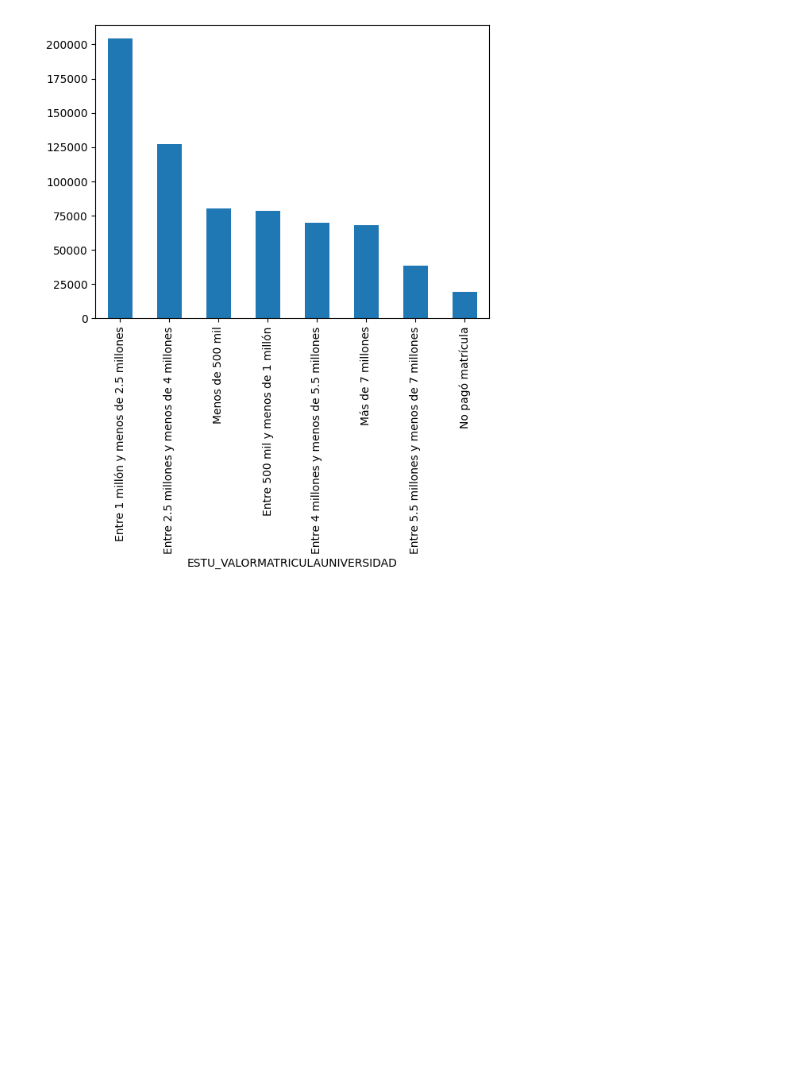
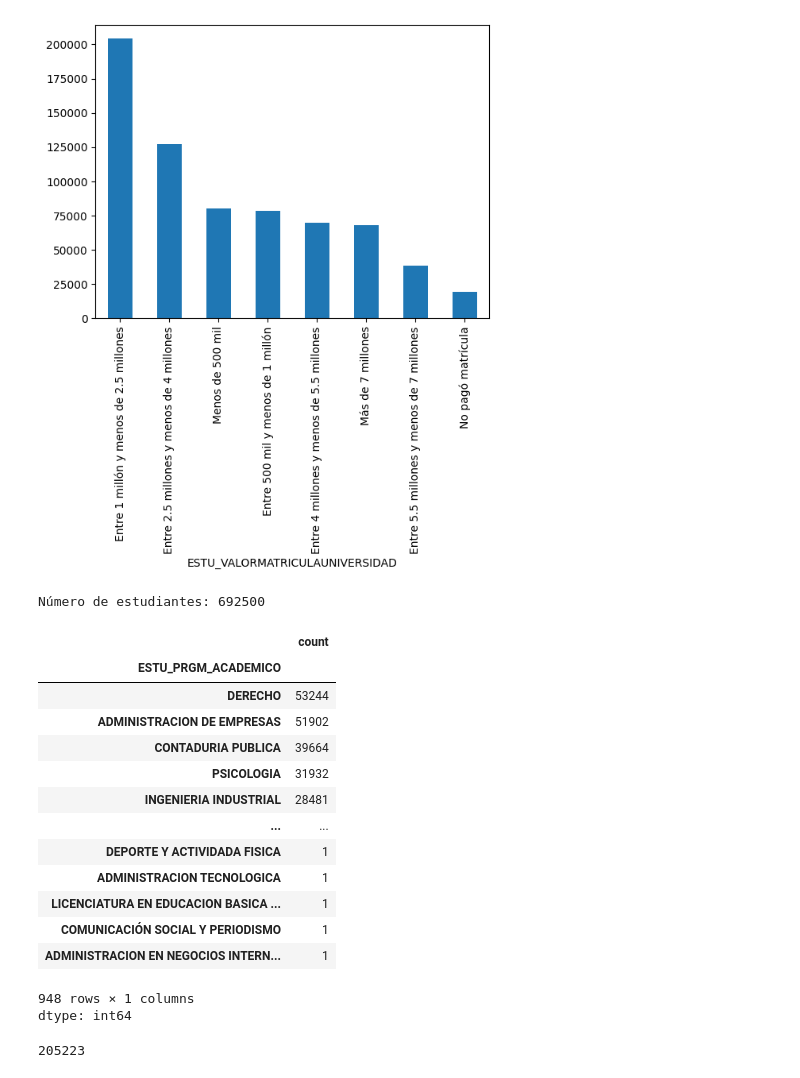
Before and after one commit to Yuliana2001/ENTREGA_1, a Jupyter notebook: 01_exploracion.ipynb, the cells around one changed output. Drawn from its saved outputs; the diff is of its cells as text; code cells hidden in the pictures; blank space fills up the shorter version.

```diff
--- a/01_exploracion.ipynb
+++ b/01_exploracion.ipynb
@@ -48,3 +48,33 @@ z.ESTU_VALORMATRICULAUNIVERSIDAD.value_counts().plot(kind='bar')
 # %% [output]
 <Axes: xlabel='ESTU_VALORMATRICULAUNIVERSIDAD'>
 [figure]
+# %%
+print("Número de estudiantes: "+str(z.shape[0]))
+# %% [output]
+Número de estudiantes: 692500
+# %%
+valores_unicos = z['ESTU_PRGM_ACADEMICO'].unique()
+
+pro=z[['ESTU_PRGM_ACADEMICO']].value_counts()
+pro.head(len(valores_unicos))
+# %% [output]
+|  | count |
+| ESTU_PRGM_ACADEMICO |  |
+| DERECHO | 53244 |
+| ADMINISTRACION DE EMPRESAS | 51902 |
+| CONTADURIA PUBLICA | 39664 |
+| PSICOLOGIA | 31932 |
+| INGENIERIA INDUSTRIAL | 28481 |
+| ... | ... |
+| DEPORTE Y ACTIVIDADA FISICA | 1 |
+| ADMINISTRACION TECNOLOGICA | 1 |
+| LICENCIATURA EN EDUCACION BASICA ... | 1 |
+| COMUNICACIÓN SOCIAL Y PERIODISMO | 1 |
+| ADMINISTRACION EN NEGOCIOS INTERN... | 1 |
+948 rows × 1 columns
+dtype: int64
+# %%
+x=53244+51902+39664+31932+28481
+print(x)
+# %% [output]
+205223
```
Also changed, not shown: parts of 1 cell of this notebook.
